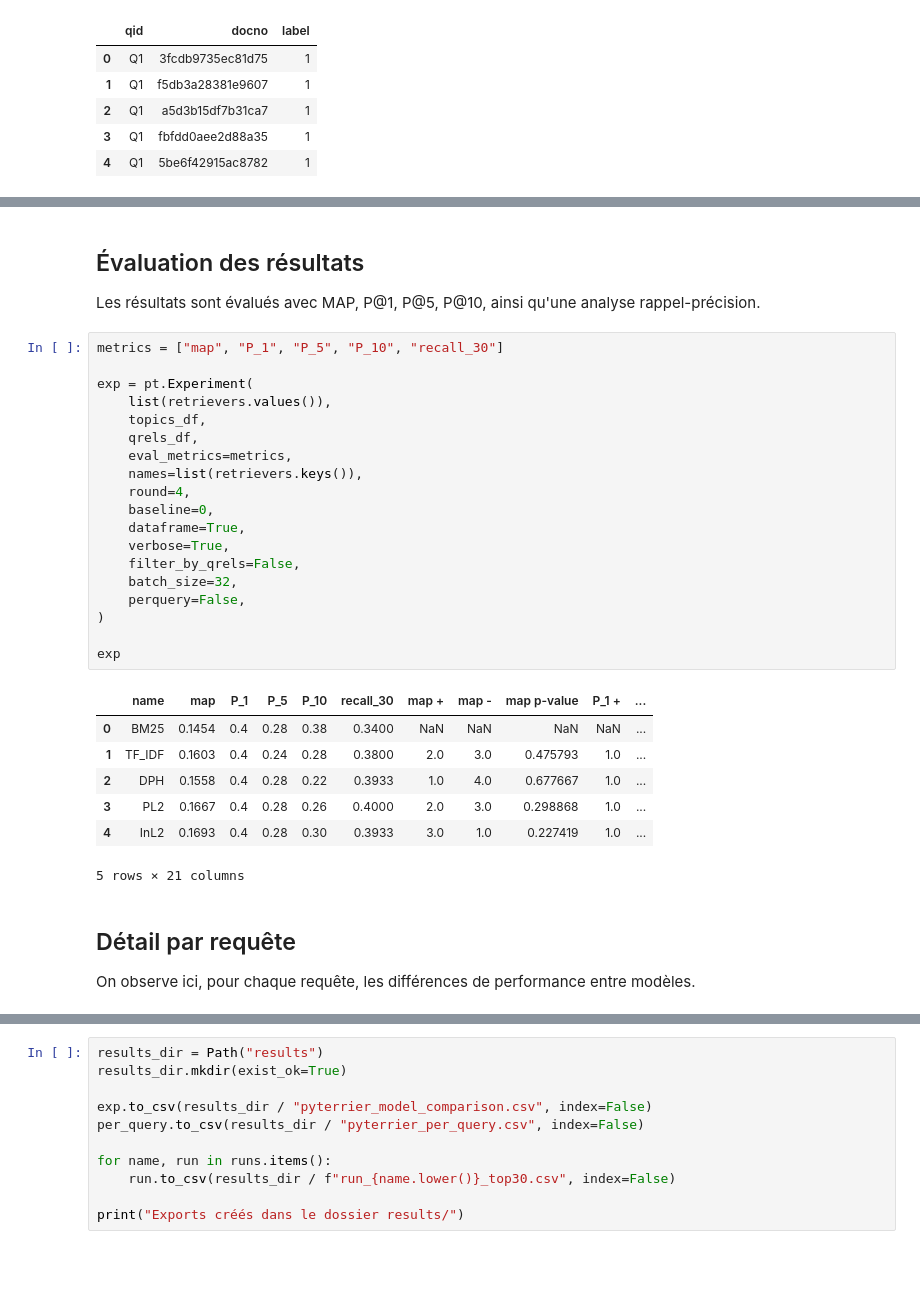
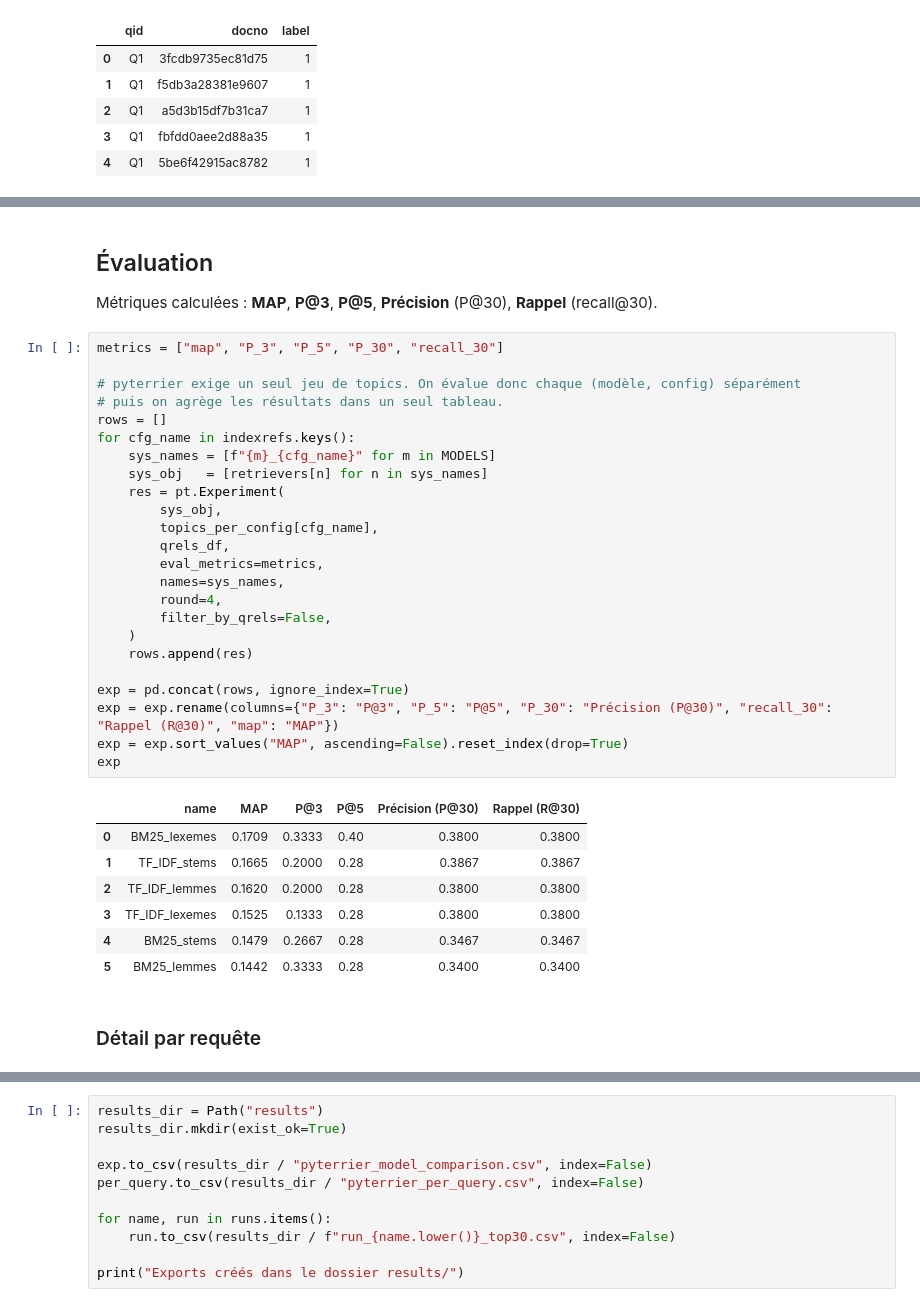
Before and after one commit to eyamoalla/SRI, a Jupyter notebook: pipeline.ipynb, the cells around one changed output, grey strips where cells are left out. Drawn from its saved outputs; the diff is of its cells as text; blank space fills up the shorter version.

Commit message:
add tests and metrics

```diff
--- a/pipeline.ipynb
+++ b/pipeline.ipynb
@@ -253,34 +304,38 @@ InL2: 150 lignes, 5 requêtes
 # %% [markdown]
-## Évaluation des résultats
-Les résultats sont évalués avec MAP, P@1, P@5, P@10, ainsi qu'une analyse rappel-précision.
+## Évaluation
+Métriques calculées : **MAP**, **P@3**, **P@5**, **Précision** (P@30), **Rappel** (recall@30).
 # %%
-metrics = ["map", "P_1", "P_5", "P_10", "recall_30"]
+metrics = ["map", "P_3", "P_5", "P_30", "recall_30"]
 
-exp = pt.Experiment(
-    list(retrievers.values()),
-    topics_df,
-    qrels_df,
-    eval_metrics=metrics,
-    names=list(retrievers.keys()),
-    round=4,
-    baseline=0,
-    dataframe=True,
-    verbose=True,
-    filter_by_qrels=False,
-    batch_size=32,
-    perquery=False,
-)
+# pyterrier exige un seul jeu de topics. On évalue donc chaque (modèle, config) séparément
+# puis on agrège les résultats dans un seul tableau.
+rows = []
+for cfg_name in indexrefs.keys():
+    sys_names = [f"{m}_{cfg_name}" for m in MODELS]
+    sys_obj   = [retrievers[n] for n in sys_names]
+    res = pt.Experiment(
+        sys_obj,
+        topics_per_config[cfg_name],
+        qrels_df,
+        eval_metrics=metrics,
+        names=sys_names,
+        round=4,
+        filter_by_qrels=False,
+    )
+    rows.append(res)
 
+exp = pd.concat(rows, ignore_index=True)
+exp = exp.rename(columns={"P_3": "P@3", "P_5": "P@5", "P_30": "Précision (P@30)", "recall_30": "Rappel (R@30)", "map": "MAP"})
+exp = exp.sort_values("MAP", ascending=False).reset_index(drop=True)
 exp
 # %% [output]
-|  | name | map | P_1 | P_5 | P_10 | recall_30 | map + | map - | map p-value | P_1 + | ... |
-| 0 | BM25 | 0.1454 | 0.4 | 0.28 | 0.38 | 0.3400 | NaN | NaN | NaN | NaN | ... |
-| 1 | TF_IDF | 0.1603 | 0.4 | 0.24 | 0.28 | 0.3800 | 2.0 | 3.0 | 0.475793 | 1.0 | ... |
-| 2 | DPH | 0.1558 | 0.4 | 0.28 | 0.22 | 0.3933 | 1.0 | 4.0 | 0.677667 | 1.0 | ... |
-| 3 | PL2 | 0.1667 | 0.4 | 0.28 | 0.26 | 0.4000 | 2.0 | 3.0 | 0.298868 | 1.0 | ... |
-| 4 | InL2 | 0.1693 | 0.4 | 0.28 | 0.30 | 0.3933 | 3.0 | 1.0 | 0.227419 | 1.0 | ... |
+|  | name | MAP | P@3 | P@5 | Précision (P@30) | Rappel (R@30) |
+| 0 | BM25_lexemes | 0.1709 | 0.3333 | 0.40 | 0.3800 | 0.3800 |
+| 1 | TF_IDF_stems | 0.1665 | 0.2000 | 0.28 | 0.3867 | 0.3867 |
+| 2 | TF_IDF_lemmes | 0.1620 | 0.2000 | 0.28 | 0.3800 | 0.3800 |
+| 3 | TF_IDF_lexemes | 0.1525 | 0.1333 | 0.28 | 0.3800 | 0.3800 |
+| 4 | BM25_stems | 0.1479 | 0.2667 | 0.28 | 0.3467 | 0.3467 |
+| 5 | BM25_lemmes | 0.1442 | 0.3333 | 0.28 | 0.3400 | 0.3400 |
-5 rows × 21 columns
 # %% [markdown]
-## Détail par requête
-On observe ici, pour chaque requête, les différences de performance entre modèles.
+### Détail par requête
 # %%
```
Also changed, not shown: parts of 13 cells of this notebook, 38 other files.
